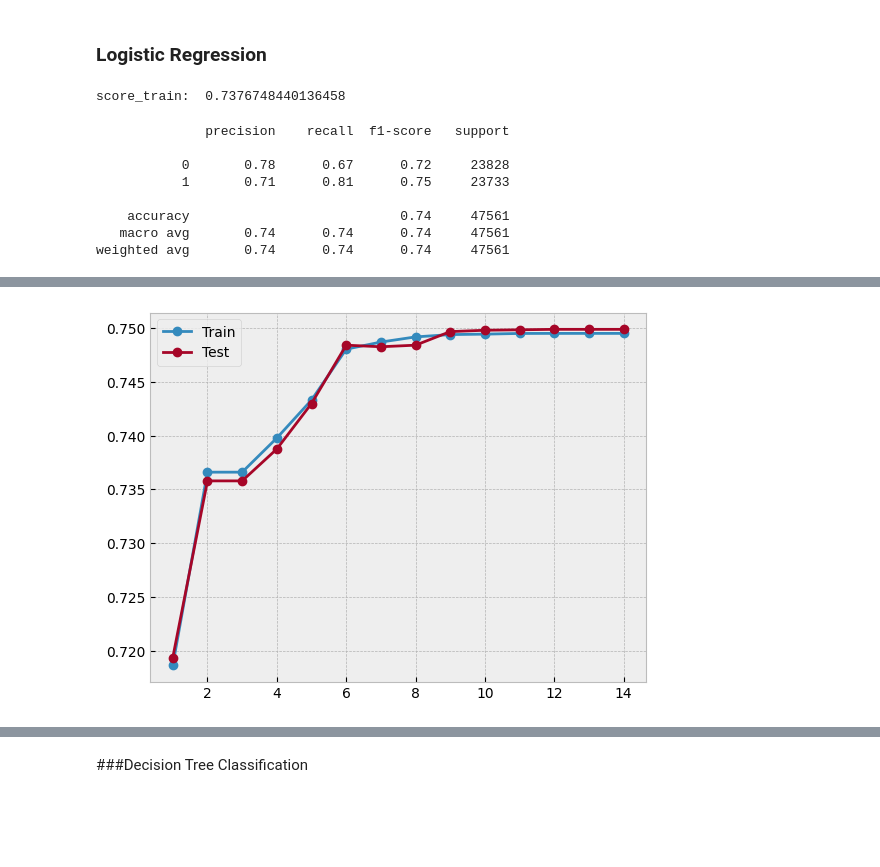
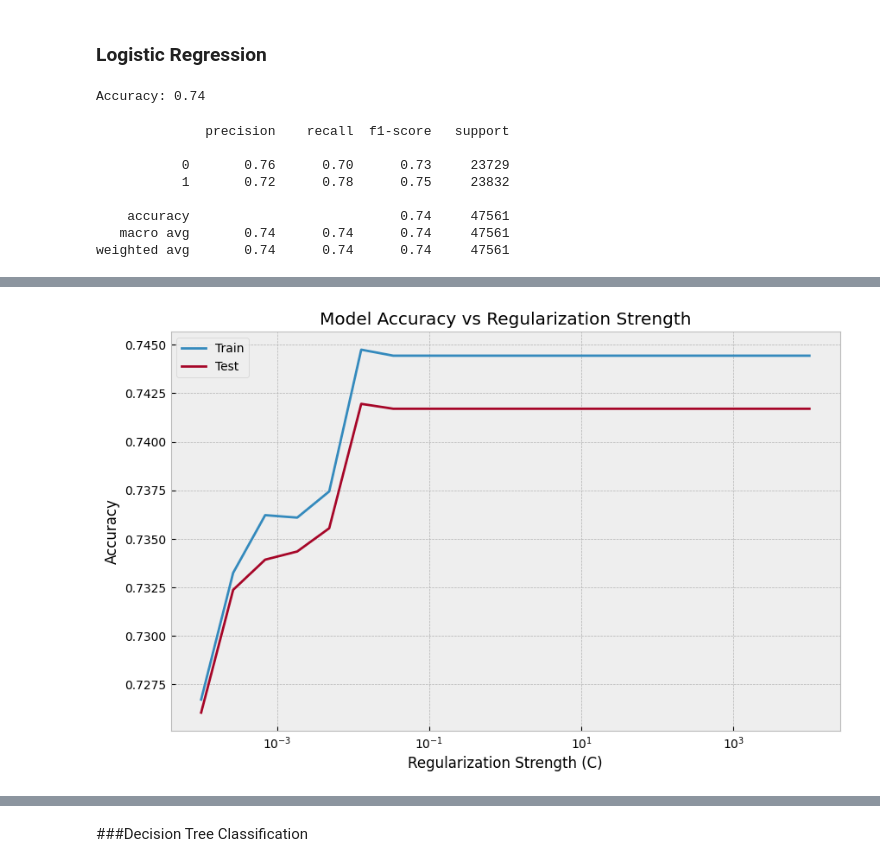
Before and after one commit to DavdElgas/predict_sklearn, a Jupyter notebook: predictive_modeling_with_sklearn.ipynb, the cells around one changed output, grey strips where cells are left out. Saved outputs shown, nothing was run; the diff lists cells and outputs as text; code cells hidden in the pictures; blank space fills up the shorter version.

```diff
--- a/predictive_modeling_with_sklearn.ipynb
+++ b/predictive_modeling_with_sklearn.ipynb
@@ -507,61 +462,70 @@ model_lr = LogisticRegression()
-# %%
-# Fit and score the model
-
-model_lr.fit(X_train, y_train.values)
-score_train = model_lr.score(X_train, y_train)
-print("score_train: ", score_train)
-# %% [output]
-score_train:  0.7376748440136458
+# %%
+# Fit and score the model
+
+model.fit(X_train, y_train)
+
+# Make predictions on the test set
+y_pred = model.predict(X_test)
+
+# Calculate the accuracy
+accuracy = accuracy_score(y_test, y_pred)
+print(f"Accuracy: {accuracy:.2f}")
+# %% [output]
+Accuracy: 0.74
 # %%
 # Confusion matrix
 
-y_pred = model_lr.predict(X_test)
+y_pred = model.predict(X_test)
 cm = confusion_matrix(y_test, y_pred)
 cr = classification_report(y_test, y_pred)
 print(cr)
 # %% [output]
               precision    recall  f1-score   support
 
-           0       0.78      0.67      0.72     23828
-           1       0.71      0.81      0.75     23733
+           0       0.76      0.70      0.73     23729
+           1       0.72      0.78      0.75     23832
 
     accuracy                           0.74     47561
    macro avg       0.74      0.74      0.74     47561
 weighted avg       0.74      0.74      0.74     47561
 # %%
-# Look for overfitting via Accuracy
+# Look for overfitting
 
-# Define the tree depths to evaluate
-values = [i for i in range(1, 15)]
+# Define the regularization strengths to evaluate
+C_values = np.logspace(-4, 4, 20)
 
 # Define lists to collect scores
 train_scores, test_scores = list(), list()
 
-# Evaluate for each depth
-for i in values:
+# Evaluate for each regularization strength
+for C in C_values:
 
-  # configure the model
-  model_lr = DecisionTreeClassifier(max_depth=i)
+    # Configure the model
+    model = LogisticRegression(C=C, max_iter=1000)
 
-    # fit model on the training dataset
-  model_lr.fit(X_train, y_train)
+    # Fit model on the training dataset
+    model.fit(X_train, y_train)
 
-  # evaluate on the train dataset
-  train_yhat = model_lr.predict(X_train)
-  train_acc = accuracy_score(y_train, train_yhat)
-  train_scores.append(train_acc)
+    # Evaluate on the train dataset
+    train_yhat = model.predict(X_train)
+    train_acc = accuracy_score(y_train, train_yhat)
+    train_scores.append(train_acc)
 
-  # evaluate on the test dataset
-  test_yhat = model_lr.predict(X_test)
-  test_acc = accuracy_score(y_test, test_yhat)
-  test_scores.append(test_acc)
+    # Evaluate on the test dataset
+    test_yhat = model.predict(X_test)
+    test_acc = accuracy_score(y_test, test_yhat)
+    test_scores.append(test_acc)
 
-# summarize progress
-  print('>%d, train: %.3f, test: %.3f' % (i, train_acc, test_acc))
+    # Summarize progress
+    print('C=%.4f, train: %.3f, test: %.3f' % (C, train_acc, test_acc))
 
-# plot of train and test scores vs tree depth
-plt.plot(values, train_scores, '-o', label='Train')
-plt.plot(values, test_scores, '-o', label='Test')
+# Plot of train and test scores vs regularization strength
+plt.figure(figsize=(10, 6))
+plt.semilogx(C_values, train_scores, label='Train')
+plt.semilogx(C_values, test_scores, label='Test')
+plt.title('Model Accuracy vs Regularization Strength')
+plt.xlabel('Regularization Strength (C)')
+plt.ylabel('Accuracy')
 plt.legend()
 plt.show()
 # %% [output]
@@ -582 +552 @@ plt.show()
-[figure, old version]
+[figure, new version]
```
Also changed, not shown: parts of 61 cells of this notebook.
